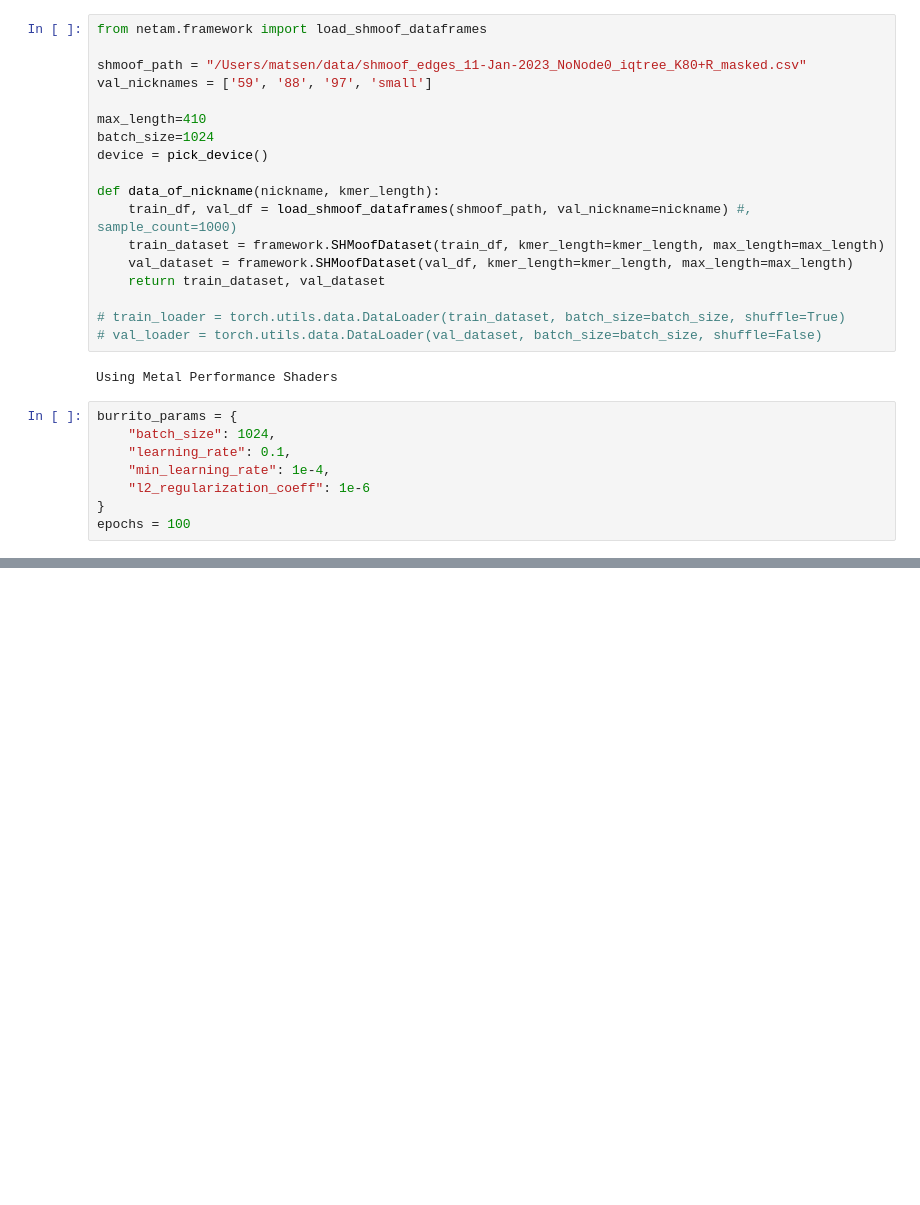
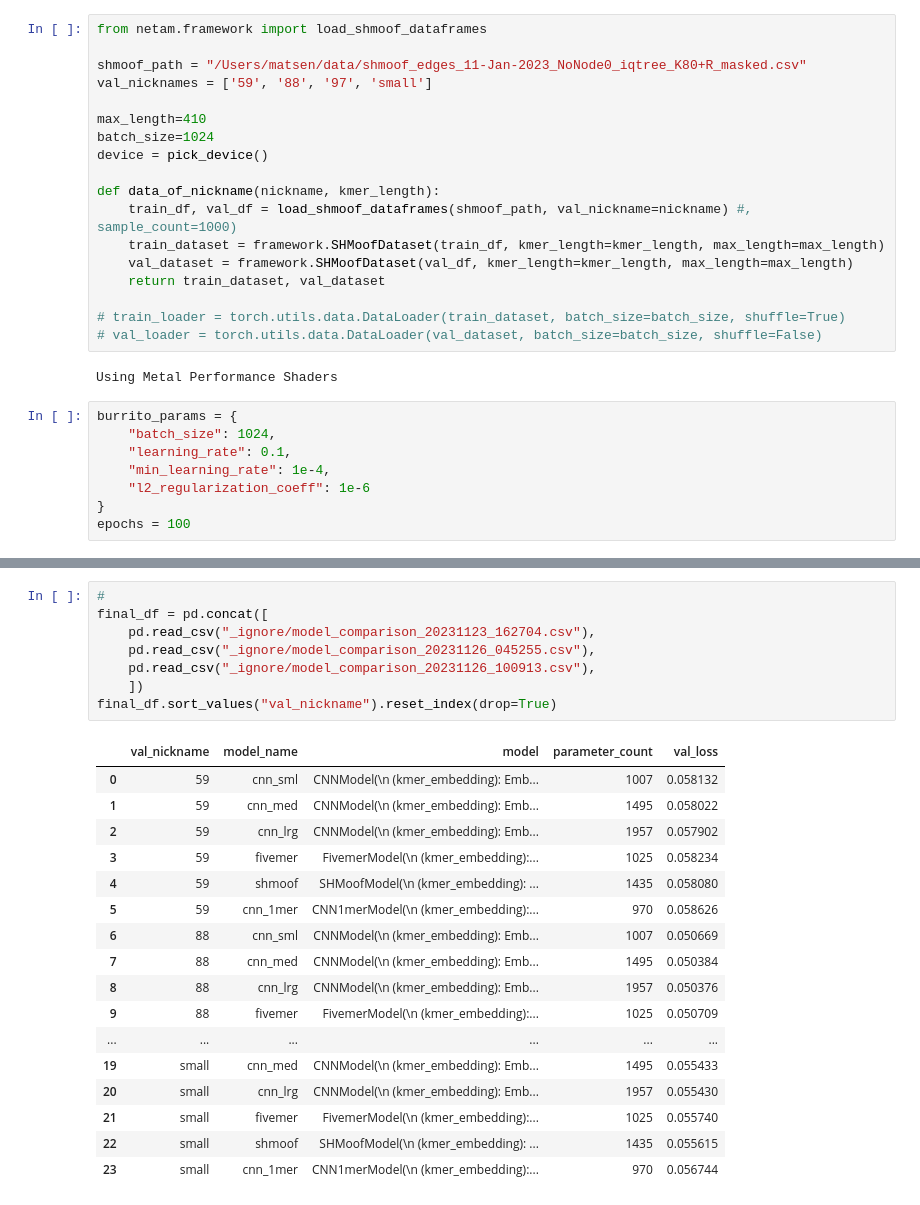
Before and after one commit to matsengrp/netam, a Jupyter notebook: notebooks/model_comparison.ipynb, the cells around one changed output, grey strips where cells are left out. Drawn from its saved outputs; the diff is of its cells as text; blank space fills up the shorter version.

```diff
--- a/notebooks/model_comparison.ipynb
+++ b/notebooks/model_comparison.ipynb
@@ -125,3 +134,29 @@ Val nickname is 97
+# %%
+#
+final_df = pd.concat([
+    pd.read_csv("_ignore/model_comparison_20231123_162704.csv"),
+    pd.read_csv("_ignore/model_comparison_20231126_045255.csv"),
+    pd.read_csv("_ignore/model_comparison_20231126_100913.csv"),
+    ])
+final_df.sort_values("val_nickname").reset_index(drop=True)
+# %% [output]
+|  | val_nickname | model_name | model | parameter_count | val_loss |
+| 0 | 59 | cnn_sml | CNNModel(\n (kmer_embedding): Emb... | 1007 | 0.058132 |
+| 1 | 59 | cnn_med | CNNModel(\n (kmer_embedding): Emb... | 1495 | 0.058022 |
+| 2 | 59 | cnn_lrg | CNNModel(\n (kmer_embedding): Emb... | 1957 | 0.057902 |
+| 3 | 59 | fivemer | FivemerModel(\n (kmer_embedding):... | 1025 | 0.058234 |
+| 4 | 59 | shmoof | SHMoofModel(\n (kmer_embedding): ... | 1435 | 0.058080 |
+| 5 | 59 | cnn_1mer | CNN1merModel(\n (kmer_embedding):... | 970 | 0.058626 |
+| 6 | 88 | cnn_sml | CNNModel(\n (kmer_embedding): Emb... | 1007 | 0.050669 |
+| 7 | 88 | cnn_med | CNNModel(\n (kmer_embedding): Emb... | 1495 | 0.050384 |
+| 8 | 88 | cnn_lrg | CNNModel(\n (kmer_embedding): Emb... | 1957 | 0.050376 |
+| 9 | 88 | fivemer | FivemerModel(\n (kmer_embedding):... | 1025 | 0.050709 |
+| ... | ... | ... | ... | ... | ... |
+| 19 | small | cnn_med | CNNModel(\n (kmer_embedding): Emb... | 1495 | 0.055433 |
+| 20 | small | cnn_lrg | CNNModel(\n (kmer_embedding): Emb... | 1957 | 0.055430 |
+| 21 | small | fivemer | FivemerModel(\n (kmer_embedding):... | 1025 | 0.055740 |
+| 22 | small | shmoof | SHMoofModel(\n (kmer_embedding): ... | 1435 | 0.055615 |
+| 23 | small | cnn_1mer | CNN1merModel(\n (kmer_embedding):... | 970 | 0.056744 |
 # %%
 import pandas as pd
 import matplotlib.pyplot as plt
```
Also changed, not shown: parts of 4 cells of this notebook.
